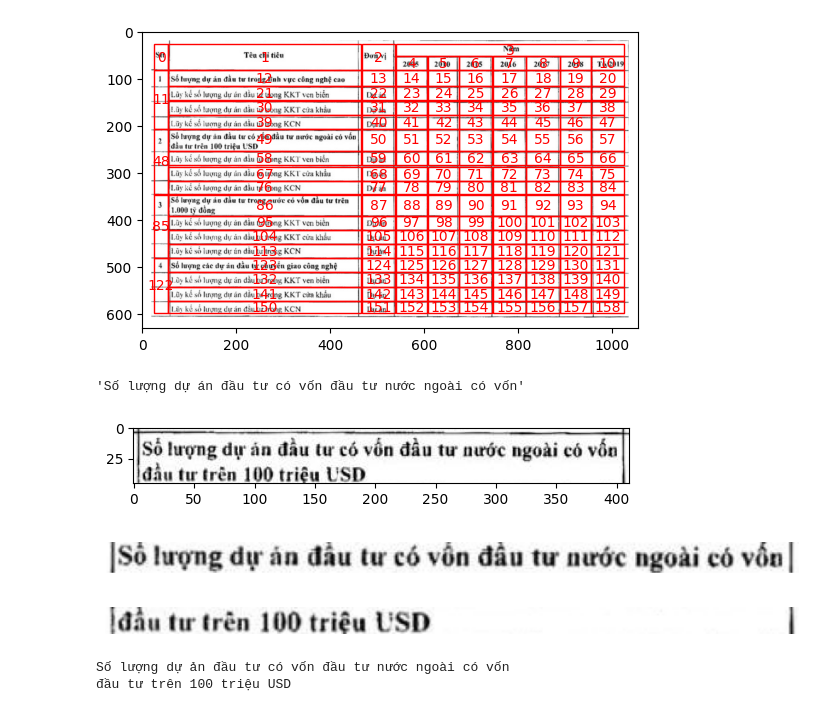
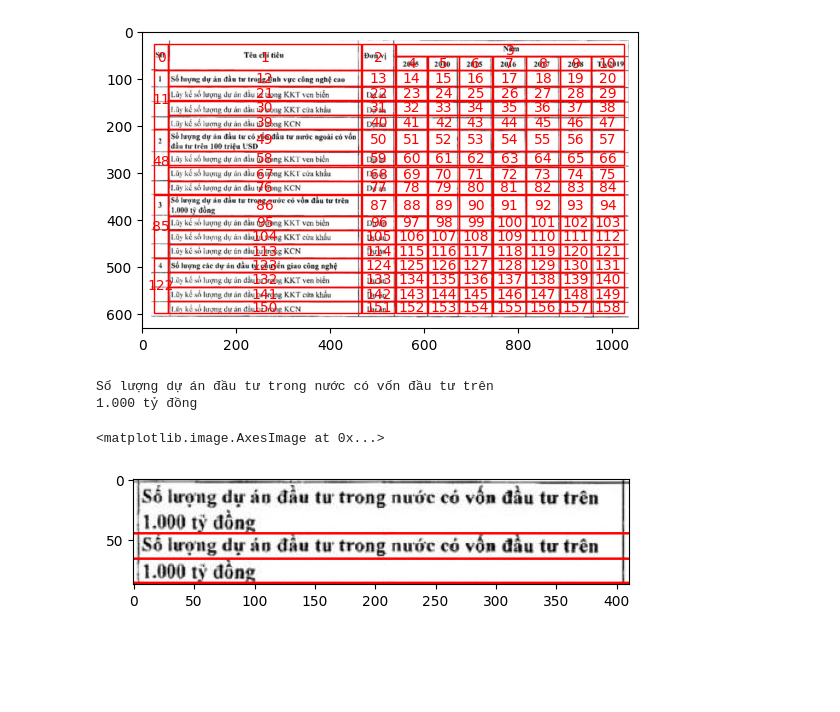
Before and after one commit to HoanChan/TableVision, a Jupyter notebook: Pubtables_Detect.ipynb, the cells around one changed output. Saved outputs shown, nothing was run; the diff lists cells and outputs as text; code cells hidden in the pictures; blank space fills up the shorter version.

```diff
--- a/Pubtables_Detect.ipynb
+++ b/Pubtables_Detect.ipynb
@@ -307,54 +307,71 @@ for img, extracted_cell in cellsDatas:
         # print(bbox)
 # %% [output]
 [figure]
-# %%
-pil_image = Image.fromarray(cv2.cvtColor(cells_imgs[49][0], cv2.COLOR_BGR2RGB))
-plt.imshow(pil_image)
-s = detector.predict(pil_image)
-s
-# %% [output]
-'Số lượng dự án đầu tư có vốn đầu tư nước ngoài có vốn'
-[figure, removed]
 # %%
 import cv2
 import numpy as np
 
-def display_lines(lines):
-    num_lines = len(lines)
-    fig, axes = plt.subplots(num_lines, 1, figsize=(8, num_lines))
-    for i, line in enumerate(lines):
-        axes[i].imshow(cv2.cvtColor(line, cv2.COLOR_BGR2RGB))
-        axes[i].axis('off')
-    plt.tight_layout()
-    plt.show()
+def join_images(imgs):
+    heights = [img.shape[0] for img in imgs]
+    widths = [img.shape[1] for img in imgs]
+    max_height = sum(heights)
+    total_width = max(widths)
+    joined_image = np.zeros((max_height, total_width, 3), dtype=np.uint8)
+    y_offset = 0
+    for img in imgs:
+        height, width, _ = img.shape
+        joined_image[y_offset:y_offset+height, 0:width] = img
+        cv2.line(joined_image, (0, y_offset + height), (total_width, y_offset + height), (255, 0, 0), thickness=3)
+        y_offset += height
+    return joined_image
 
 def process_image(image):
-    gray = cv2.bitwise_not(cv2.cvtColor(image, cv2.COLOR_BGR2GRAY))
-    _, bw = cv2.threshold(gray, 127, 255, cv2.THRESH_BINARY)
+    gray = cv2.cvtColor(image, cv2.COLOR_BGR2GRAY)
+    _, bw = cv2.threshold(gray, 127, 255, cv2.THRESH_BINARY_INV)
 
     kernel = cv2.getStructuringElement(cv2.MORPH_RECT, (5, 1))
     kernel2 = cv2.getStructuringElement(cv2.MORPH_RECT, (3, 1))
-    eroded = cv2.erode(bw, kernel2, iterations=1) # Bỏ đường thẳng đứng
+    kernel3 = cv2.getStructuringElement(cv2.MORPH_RECT, (2, 1))
+    dilated = cv2.dilate(bw, kernel3, iterations=1) # mở rộng để lấp đầy hàng
+    eroded = cv2.erode(dilated, kernel2, iterations=1) # Bỏ đường thẳng đứng
+    # return [eroded]
     dilated = cv2.dilate(eroded, kernel, iterations=10) # mở rộng để lấp đầy hàng
-
+    # return [dilated]
     contours, _ = cv2.findContours(dilated, cv2.RETR_EXTERNAL, cv2.CHAIN_APPROX_SIMPLE)
     images = []
+    # img_cnt = image.copy()
     for cnt in contours:
         area = cv2.contourArea(cnt)
         x, y, w, h = cv2.boundingRect(cnt)
         if area > 100 and w > h and h > 5:
-            # cv2.drawContours(images, contours, -1, (0, w%255, 0), 2)
+            # cv2.drawContours(img_cnt, contours, -1, (0, w%255, 0), 2)
             cropped = image[y-3:y+h+3, x:]
             images+=[cropped]
+    # return [img_cnt]
     return images[::-1]
 
-lines = process_image(cells_imgs[49][0])
-display_lines(lines)
+def detectText(image):
+  lines = process_image(image)
+  if len(lines) == 0:
+    return "", lines
+  texts = []
+  for line in lines:
+    try:
+      image = Image.fromarray(cv2.cvtColor(line, cv2.COLOR_BGR2RGB))
+      text = detector.predict(image)
+      texts.append(text)
+    except:
+      texts.append('')
+  texts = '\n'.join(texts)
+  return texts , lines
-# %% [output]
-[figure, removed]
-# %%
-text = '\n'.join(map(lambda x: detector.predict(Image.fromarray(cv2.cvtColor(x, cv2.COLOR_BGR2RGB))), lines))
-print(text)
-# %% [output]
-Số lượng dự ản đầu tư có vốn đầu tư nước ngoài có vốn
-đầu tư trên 100 triệu USD
+# %%
+img = cells_imgs[86][0]
+text, lines = detectText(img)
+result = join_images([img] + lines)
+print(text)
+plt.imshow(result)
+# %% [output]
+Số lượng dự án đầu tư trong nước có vốn đầu tư trên
+1.000 tỷ đồng
+<matplotlib.image.AxesImage at 0x...>
+[figure, added]
```
Also changed, not shown: parts of 6 cells of this notebook.
